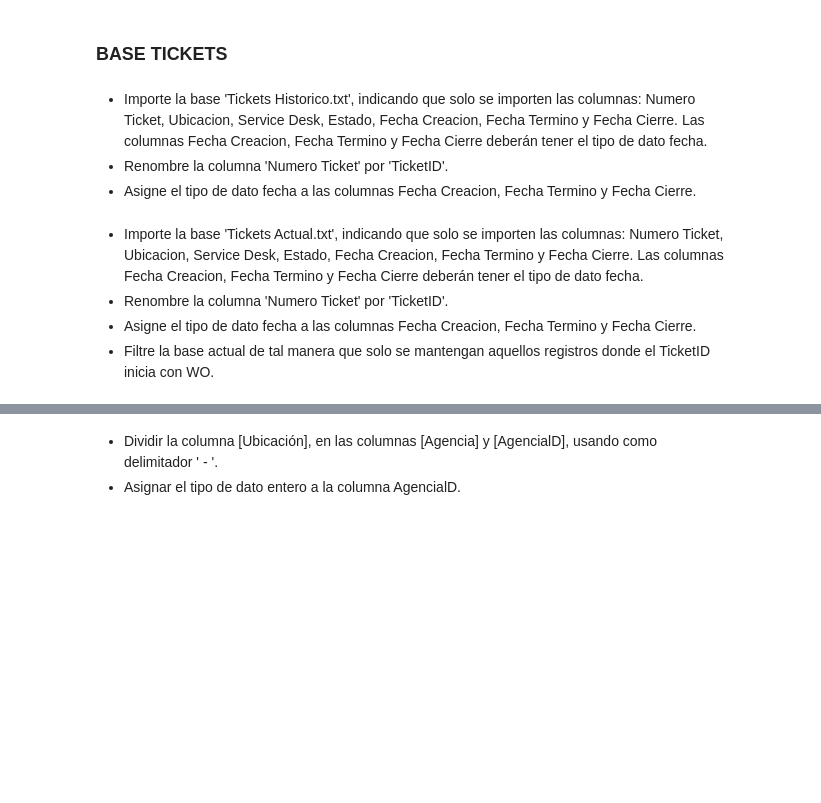
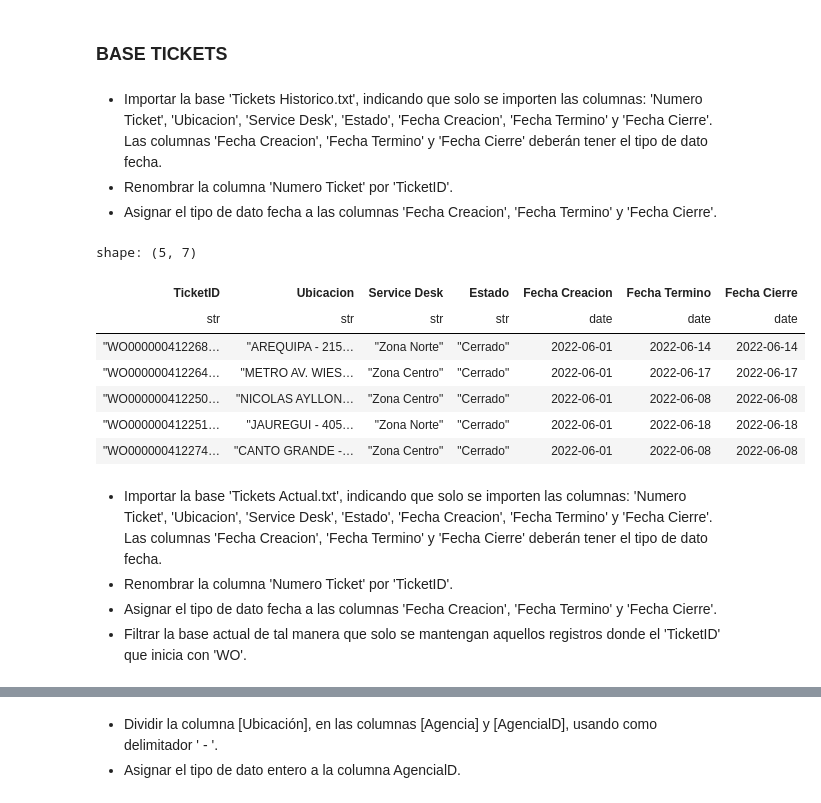
Before and after one commit to Jeshua-Romero-Guadarrama/ADDC-PYTHON-FOR-ETL, a Jupyter notebook: CASO PRÁCTICO I. GESTIÓN DE ATENCIONES/CASO PRÁCTICO I. GESTIÓN DE ATENCIONES.ipynb, the cells around one changed output, grey strips where cells are left out. Cells and saved outputs as stored; diff of their text form; code cells hidden in the pictures; blank space fills up the shorter version.

```diff
--- a/CASO PRÁCTICO I. GESTIÓN DE ATENCIONES/CASO PRÁCTICO I. GESTIÓN DE ATENCIONES.ipynb
+++ b/CASO PRÁCTICO I. GESTIÓN DE ATENCIONES/CASO PRÁCTICO I. GESTIÓN DE ATENCIONES.ipynb
@@ -17,31 +17,41 @@ A continuación, encontrará el detalle de las transformaciones a realizar sobre
 # %%
 import polars as pl
 # %% [markdown]
-- Importe la base 'Tickets Historico.txt', indicando que solo se importen las columnas: Numero Ticket, Ubicacion, Service Desk, Estado, Fecha Creacion, Fecha Termino y Fecha Cierre. Las columnas Fecha Creacion, Fecha Termino y Fecha Cierre deberán tener el tipo de dato fecha.
-- Renombre la columna 'Numero Ticket' por 'TicketID'.
-- Asigne el tipo de dato fecha a las columnas Fecha Creacion, Fecha Termino y Fecha Cierre.
+- Importar la base 'Tickets Historico.txt', indicando que solo se importen las columnas: 'Numero Ticket', 'Ubicacion', 'Service Desk', 'Estado', 'Fecha Creacion', 'Fecha Termino' y 'Fecha Cierre'. Las columnas 'Fecha Creacion', 'Fecha Termino' y 'Fecha Cierre' deberán tener el tipo de dato fecha.
+- Renombrar la columna 'Numero Ticket' por 'TicketID'.
+- Asignar el tipo de dato fecha a las columnas 'Fecha Creacion', 'Fecha Termino' y 'Fecha Cierre'.
 # %%
 # Definir las columnas a importar:
 Columnas = ['Numero Ticket', 'Ubicacion', 'Service Desk', 'Estado', 'Fecha Creacion', 'Fecha Termino', 'Fecha Cierre']
 
 # Cargar los Archivos, especificando el delimitador correcto y seleccionando las columnas especificadas:
 Historico = pl.read_csv(r'Materiales/Tickets/Tickets Historico.txt', separator = ';', columns = Columnas) \
     .with_columns([
         # Asegurar que las fechas tengan el tipo de dato 'date':
         # Convertir 'Fecha Creacion', 'Fecha Termino' y 'Fecha Cierre' a fecha con el formato '%Y-%m-%d':
         pl.col('Fecha Creacion').str.strptime(pl.Date, '%Y-%m-%d'),
         pl.col('Fecha Termino').str.strptime(pl.Date, '%Y-%m-%d'),
         pl.col('Fecha Cierre').str.strptime(pl.Date, '%Y-%m-%d')
     ]) \
     .rename({
         # Renombrar la columna 'Numero Ticket' por 'TicketID':
         'Numero Ticket': 'TicketID'
     })
+Historico.head()
+# %% [output]
+shape: (5, 7)
+| TicketID | Ubicacion | Service Desk | Estado | Fecha Creacion | Fecha Termino | Fecha Cierre |
+| str | str | str | str | date | date | date |
+| "WO000000412268… | "AREQUIPA - 215… | "Zona Norte" | "Cerrado" | 2022-06-01 | 2022-06-14 | 2022-06-14 |
+| "WO000000412264… | "METRO AV. WIES… | "Zona Centro" | "Cerrado" | 2022-06-01 | 2022-06-17 | 2022-06-17 |
+| "WO000000412250… | "NICOLAS AYLLON… | "Zona Centro" | "Cerrado" | 2022-06-01 | 2022-06-08 | 2022-06-08 |
+| "WO000000412251… | "JAUREGUI - 405… | "Zona Norte" | "Cerrado" | 2022-06-01 | 2022-06-18 | 2022-06-18 |
+| "WO000000412274… | "CANTO GRANDE -… | "Zona Centro" | "Cerrado" | 2022-06-01 | 2022-06-08 | 2022-06-08 |
 # %% [markdown]
-- Importe la base 'Tickets Actual.txt', indicando que solo se importen las columnas: Numero Ticket, Ubicacion, Service Desk, Estado, Fecha Creacion, Fecha Termino y Fecha Cierre. Las columnas Fecha Creacion, Fecha Termino y Fecha Cierre deberán tener el tipo de dato fecha.
-- Renombre la columna 'Numero Ticket' por 'TicketID'.
-- Asigne el tipo de dato fecha a las columnas Fecha Creacion, Fecha Termino y Fecha Cierre.
-- Filtre la base actual de tal manera que solo se mantengan aquellos registros donde el TicketID inicia con WO.
+- Importar la base 'Tickets Actual.txt', indicando que solo se importen las columnas: 'Numero Ticket', 'Ubicacion', 'Service Desk', 'Estado', 'Fecha Creacion', 'Fecha Termino' y 'Fecha Cierre'. Las columnas 'Fecha Creacion', 'Fecha Termino' y 'Fecha Cierre' deberán tener el tipo de dato fecha.
+- Renombrar la columna 'Numero Ticket' por 'TicketID'.
+- Asignar el tipo de dato fecha a las columnas 'Fecha Creacion', 'Fecha Termino' y 'Fecha Cierre'.
+- Filtrar la base actual de tal manera que solo se mantengan aquellos registros donde el 'TicketID' que inicia con 'WO'.
 # %%
 # Definir las columnas a importar:
 Columnas = ['Numero Ticket', 'Ubicacion', 'Service Desk', 'Estado', 'Fecha Creacion', 'Fecha Termino', 'Fecha Cierre']
```
Also changed, not shown: parts of 10 cells of this notebook, 1 other file.
